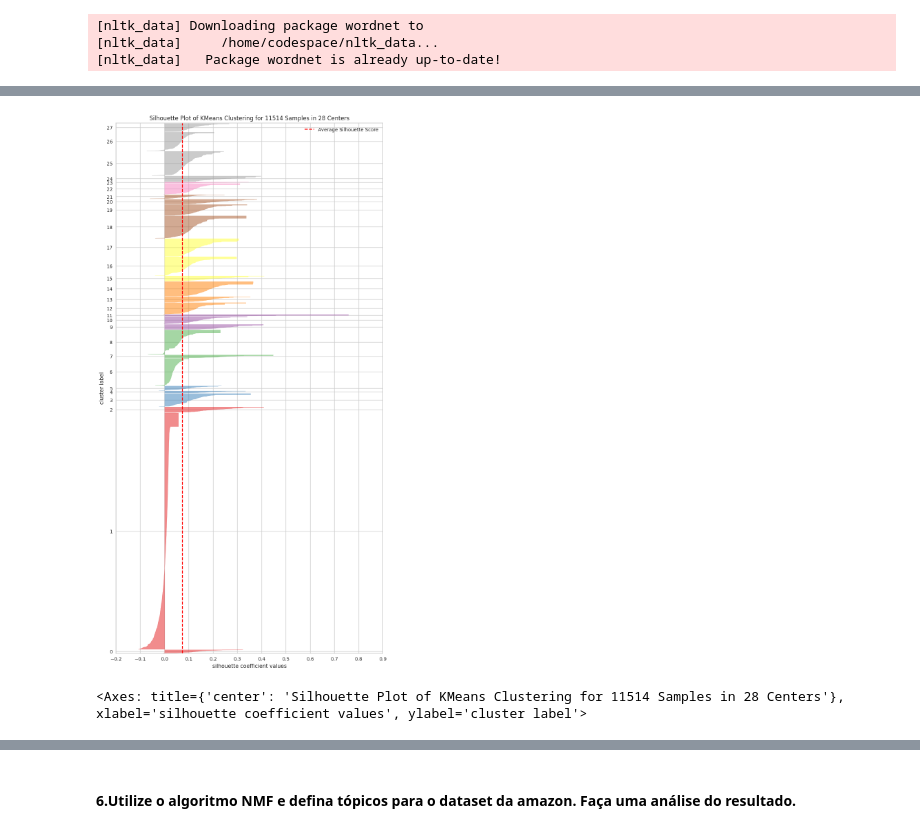
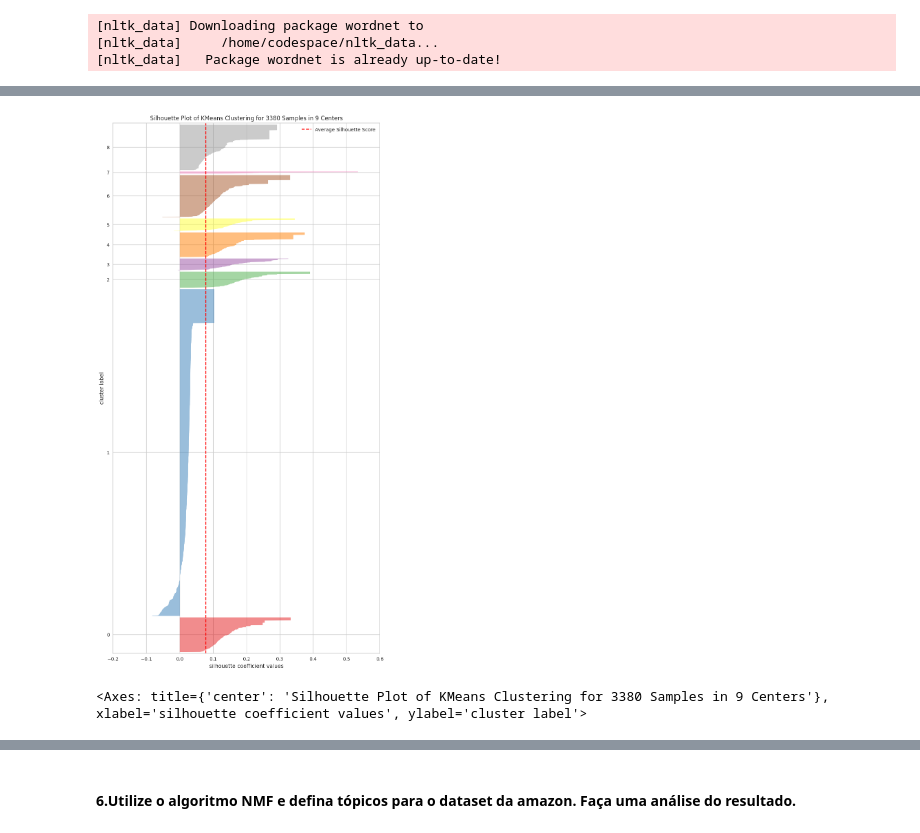
Before and after one commit to rodrigo1992-cmyk/Faculdade, a Jupyter notebook: Notebooks/rodrigo_mesquita_DR4_AT.ipynb, the cells around one changed output, grey strips where cells are left out. Saved outputs shown, nothing was run; the diff lists cells and outputs as text; code cells hidden in the pictures.

```diff
--- a/Notebooks/rodrigo_mesquita_DR4_AT.ipynb
+++ b/Notebooks/rodrigo_mesquita_DR4_AT.ipynb
@@ -182,3 +181,9 @@ classes = df['label_text'].unique()
 print(f'Quantidade de Classes: {len(classes)}')
 # %% [output]
 Quantidade de Classes: 60
+# %%
+#Filtrando apenas 6 classes para o trabalho
+filtro_classes = ['play_music', 'weather_query', 'calendar_query', 'general_quirky', 'qa_factoid', 'news_query']
+df = df[df['label_text'].isin(filtro_classes)].copy()
+classes = df['label_text'].unique()
+print(f'Quantidade de Classes: {len(classes)}')
@@ -258,13 +277,13 @@ plt.show()
 # %%
 tfidf = TfidfVectorizer(max_df=max_df, min_df=min_df, stop_words='english')
 vect = tfidf.fit_transform(data_lem)
 
-K = 28
+K = 9
 #Visualizar o Silhouette por cluster com o valor de K escolhido
-model = KMeans(n_clusters= K, max_iter=1000,n_init=1, random_state=22).fit(vect)
+model = KMeans(n_clusters= K, max_iter=1000,n_init=1, random_state=42).fit(vect)
 #Aumentar o tamanho do gráfico de silhouette
 plt.figure(figsize=(10, 20))
 SilhouetteVisualizer(model).fit(vect).show()
 # %% [output]
-[figure, old version]
+[figure, new version]
-<Axes: title={'center': 'Silhouette Plot of KMeans Clustering for 11514 Samples in 28 Centers'}, xlabel='silhouette coefficient values', ylabel='cluster label'>
+<Axes: title={'center': 'Silhouette Plot of KMeans Clustering for 3380 Samples in 9 Centers'}, xlabel='silhouette coefficient values', ylabel='cluster label'>
```
Also changed, not shown: parts of 22 cells of this notebook.
